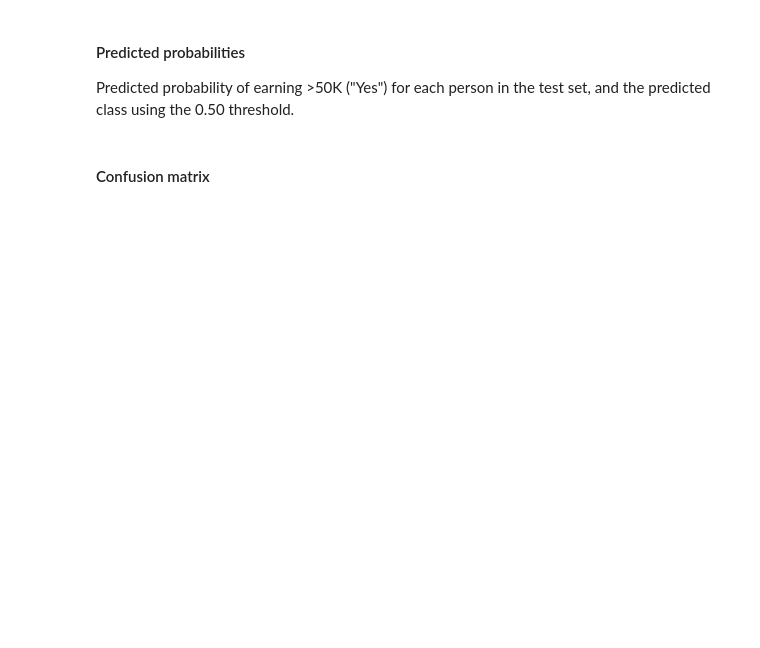
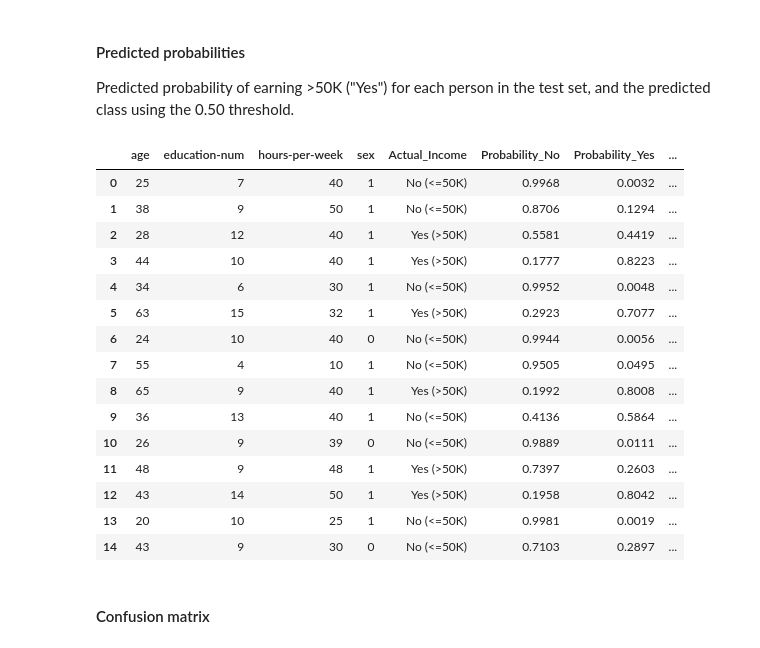
Before and after one commit to marizxv/t4e_DataScience_school, a Jupyter notebook: scripts/Regression_analysis.ipynb, the cells around one changed output. Cells and saved outputs as stored; diff of their text form; code cells hidden in the pictures; blank space fills up the shorter version.

```diff
--- a/scripts/Regression_analysis.ipynb
+++ b/scripts/Regression_analysis.ipynb
@@ -75,36 +81,3 @@ In `test_encoded.csv` every `income` value is 0. The raw `adult.test` file write
-# %%
-import os
-
-# Path to the raw UCI test file. If it isn't found, the file is downloaded from the UCI repository.
-RAW_TEST_PATH = "C:/Users/gabij/OneDrive/Desktop/adult.test"
-RAW_TEST_URL = "https://archive.ics.uci.edu/ml/machine-learning-databases/adult/adult.test"
-
-raw_columns = [
-    "age", "workclass", "fnlwgt", "education", "education_num", "marital_status",
-    "occupation", "relationship", "race", "sex", "capital_gain", "capital_loss",
-    "hours_per_week", "native_country", "income"
-]
-
-if test["income"].nunique() < 2:
-    raw_source = RAW_TEST_PATH if os.path.exists(RAW_TEST_PATH) else RAW_TEST_URL
-    raw_test = pd.read_csv(
-        raw_source,
-        header=None,
-        names=raw_columns,
-        skiprows=1,              # the first line of adult.test is "|1x3 Cross validator"
-        skipinitialspace=True
-    )
-
-    # Remove the trailing period and spaces: ">50K." -> ">50K"
-    raw_income = raw_test["income"].astype(str).str.strip().str.rstrip(".")
-
-    assert len(raw_test) == len(test), "Row counts differ. The rows cannot be matched one to one."
-    assert (raw_test["age"].values == test["age"].values).all(), "Rows are not in the same order."
-
-    test["income"] = (raw_income == ">50K").astype(int).values
-
-
-print(test["income"].value_counts().rename({0: "<=50K (0)", 1: ">50K (1)"}))
 # %% [markdown]
 # Multiple linear regression
 
@@ -520,14 +660,31 @@ print("\nwhere p = P(income > 50K) = 1 / (1 + e^(-logit(p)))")
 
 Predicted probability of earning >50K ("Yes") for each person in the test set, and the predicted class using the 0.50 threshold.
 # %%
-logistic_predictions = X_test_log[["age", "education_num", "hours_per_week", "gender"]].copy()
+logistic_predictions = X_test_log[["age", "education-num", "hours-per-week", "sex"]].copy()
 
 logistic_predictions["Actual_Income"] = y_test_log.map({0: "No (<=50K)", 1: "Yes (>50K)"}).values
 logistic_predictions["Probability_No"] = 1 - y_prob_log
 logistic_predictions["Probability_Yes"] = y_prob_log
 logistic_predictions["Predicted_Income"] = pd.Series(y_pred_log).map({0: "No (<=50K)", 1: "Yes (>50K)"}).values
 
 display(logistic_predictions.head(15).round(4))
+# %% [output]
+|  | age | education-num | hours-per-week | sex | Actual_Income | Probability_No | Probability_Yes | ... |
+| 0 | 25 | 7 | 40 | 1 | No (<=50K) | 0.9968 | 0.0032 | ... |
+| 1 | 38 | 9 | 50 | 1 | No (<=50K) | 0.8706 | 0.1294 | ... |
+| 2 | 28 | 12 | 40 | 1 | Yes (>50K) | 0.5581 | 0.4419 | ... |
+| 3 | 44 | 10 | 40 | 1 | Yes (>50K) | 0.1777 | 0.8223 | ... |
+| 4 | 34 | 6 | 30 | 1 | No (<=50K) | 0.9952 | 0.0048 | ... |
+| 5 | 63 | 15 | 32 | 1 | Yes (>50K) | 0.2923 | 0.7077 | ... |
+| 6 | 24 | 10 | 40 | 0 | No (<=50K) | 0.9944 | 0.0056 | ... |
+| 7 | 55 | 4 | 10 | 1 | No (<=50K) | 0.9505 | 0.0495 | ... |
+| 8 | 65 | 9 | 40 | 1 | Yes (>50K) | 0.1992 | 0.8008 | ... |
+| 9 | 36 | 13 | 40 | 1 | No (<=50K) | 0.4136 | 0.5864 | ... |
+| 10 | 26 | 9 | 39 | 0 | No (<=50K) | 0.9889 | 0.0111 | ... |
+| 11 | 48 | 9 | 48 | 1 | Yes (>50K) | 0.7397 | 0.2603 | ... |
+| 12 | 43 | 14 | 50 | 1 | Yes (>50K) | 0.1958 | 0.8042 | ... |
+| 13 | 20 | 10 | 25 | 1 | No (<=50K) | 0.9981 | 0.0019 | ... |
+| 14 | 43 | 9 | 30 | 0 | No (<=50K) | 0.7103 | 0.2897 | ... |
 # %% [markdown]
 #### Confusion matrix
 # %%
```
Also changed, not shown: parts of 27 cells of this notebook, 1 other file.
